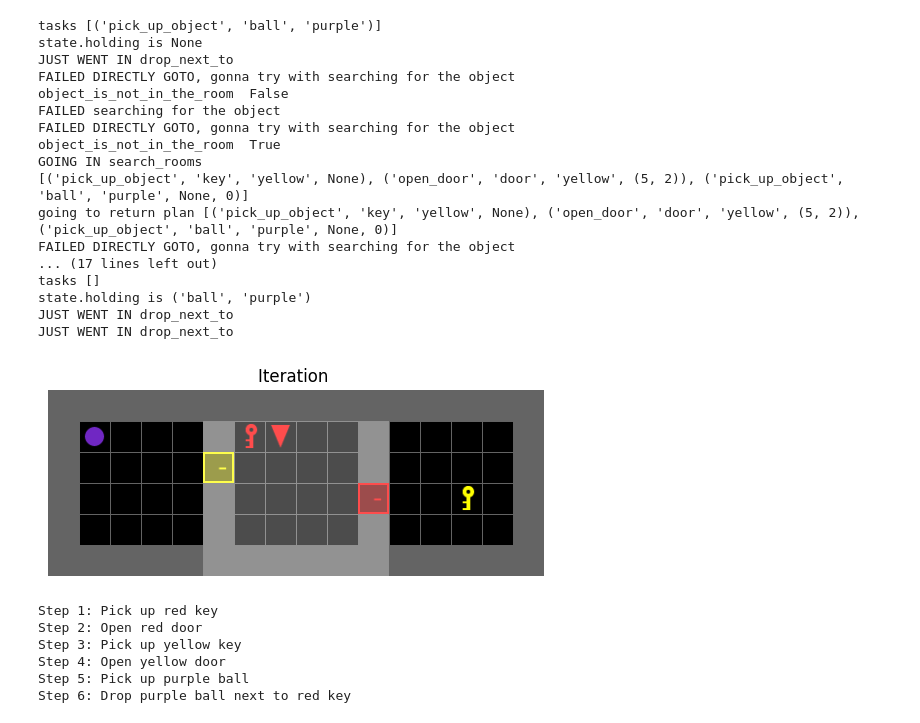
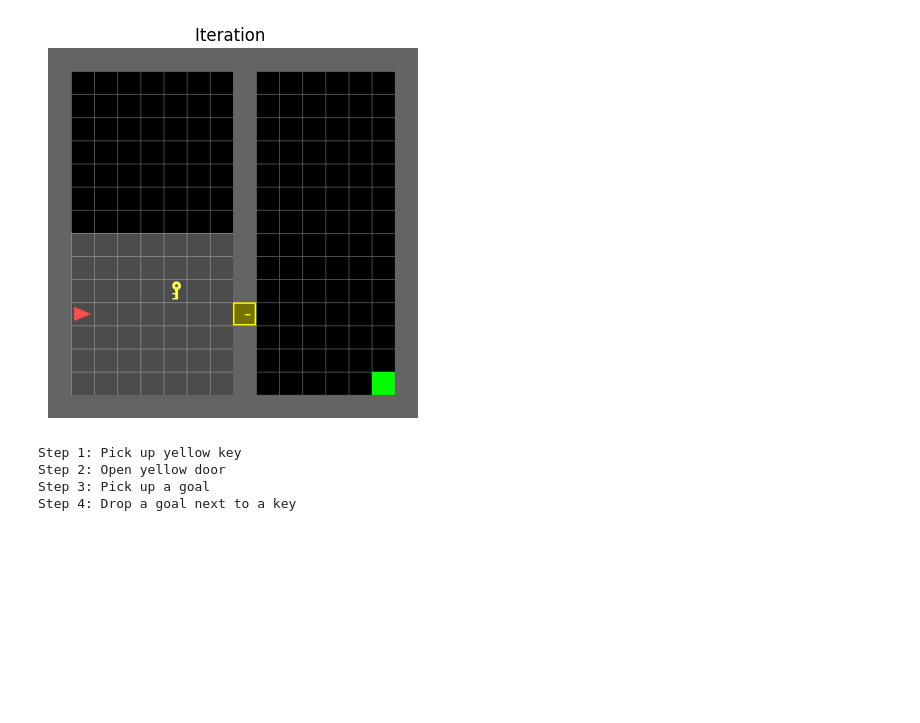
Before and after one commit to mike1simon300/Baby-AI-S2-S1-VLA, a Jupyter notebook: test_task_planning.ipynb, the cells around one changed output. Cells and saved outputs as stored; diff of their text form; code cells hidden in the pictures; blank space fills up the shorter version.

```diff
--- a/test_task_planning.ipynb
+++ b/test_task_planning.ipynb
@@ -159,33 +129,14 @@ Step 5: Pick up purple ball
 # %%
-plan = planner.plan_drop_next_to('purple', 'ball', 'red','key')
+plan = planner.plan_drop_next_to('', 'goal', '','key')
 if plan:
     fig, ax = plt.subplots()
     render_env(env, ax, 2)
     print(planner)
 else:
     print("No valid plan found.")
 # %% [output]
+[figure, new version]
-tasks [('pick_up_object', 'ball', 'purple')]
-state.holding is None
-JUST WENT IN drop_next_to
-FAILED DIRECTLY GOTO, gonna try with searching for the object
-object_is_not_in_the_room  False
-FAILED searching for the object
-FAILED DIRECTLY GOTO, gonna try with searching for the object
-object_is_not_in_the_room  True
-GOING IN search_rooms
-[('pick_up_object', 'key', 'yellow', None), ('open_door', 'door', 'yellow', (5, 2)), ('pick_up_object', 'ball', 'purple', None, 0)]
-going to return plan [('pick_up_object', 'key', 'yellow', None), ('open_door', 'door', 'yellow', (5, 2)), ('pick_up_object', 'ball', 'purple', None, 0)]
-FAILED DIRECTLY GOTO, gonna try with searching for the object
-... (17 lines left out)
-tasks []
-state.holding is ('ball', 'purple')
-JUST WENT IN drop_next_to
-JUST WENT IN drop_next_to
+Step 1: Pick up yellow key
+Step 2: Open yellow door
+Step 3: Pick up a goal
+Step 4: Drop a goal next to a key
-[figure, old version]
-Step 1: Pick up red key
-Step 2: Open red door
-Step 3: Pick up yellow key
-Step 4: Open yellow door
-Step 5: Pick up purple ball
-Step 6: Drop purple ball next to red key
```
Also changed, not shown: parts of 6 cells of this notebook, 1 other file.
